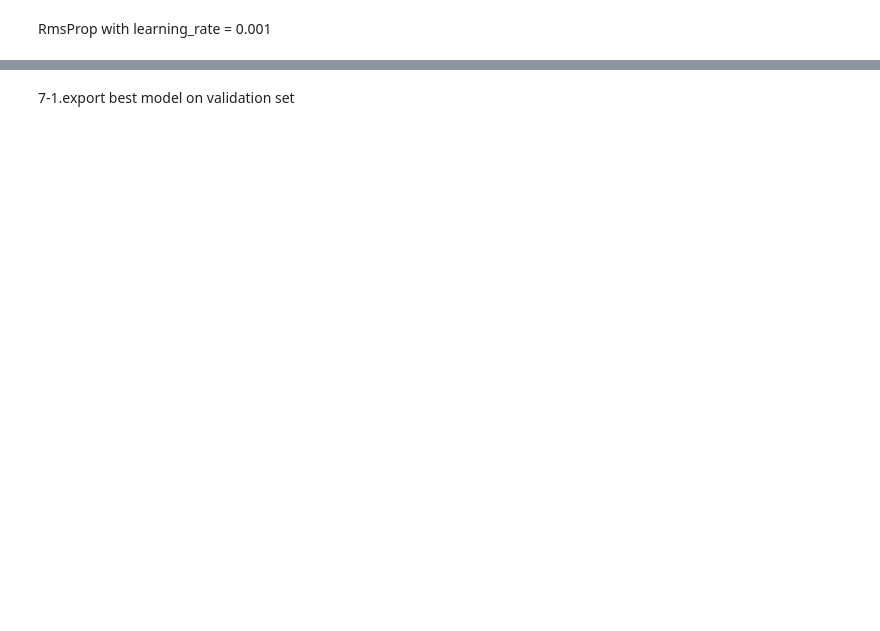
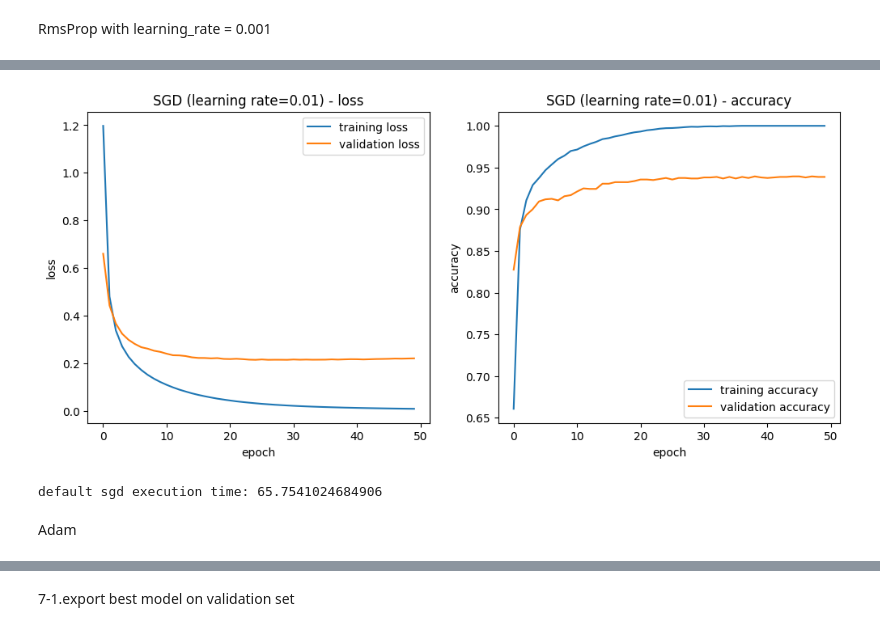
Before and after one commit to amaliahm/deep_learning_tps, a Jupyter notebook: tp2/tp2.ipynb, the cells around one changed output, grey strips where cells are left out. Cells and saved outputs as stored; diff of their text form; code cells hidden in the pictures; blank space fills up the shorter version.

```diff
--- a/tp2/tp2.ipynb
+++ b/tp2/tp2.ipynb
@@ -444,9 +499,13 @@ RmsProp with learning_rate = 0.001
+# %%
+def training_sequantial_model_no_batch_size(model):
+    history = model.fit(x_train, y_train, epochs=50, validation_data=(x_validation, y_validation))
+    return history
 # %%
-sgd_model = define_sequantial_model()
+default_sgd_model = define_sequantial_model()
 
-sgd_time_start = time.time()
-sgd_model.compile(optimizer=SGD(learning_rate=0.01), loss='categorical_crossentropy', metrics=['accuracy'])
-sgd_history = training_sequantial_model(sgd_model, 1)
-sgd_time_end = time.time()
+default_sgd_time_start = time.time()
+default_sgd_model.compile(optimizer=SGD(learning_rate=0.01), loss='categorical_crossentropy', metrics=['accuracy'])
+default_sgd_history = training_sequantial_model_no_batch_size(default_sgd_model)
+default_sgd_time_end = time.time()
 
-sgd_time = sgd_time_end - sgd_time_start
+default_sgd_time = default_sgd_time_end - default_sgd_time_start
@@ -452,0 +531,10 @@ sgd_time = sgd_time_end - sgd_time_start
+# %%
+plot_learning_curves(default_sgd_history, 'SGD (learning rate=0.01)')
+# %% [output]
+[figure, added]
+# %%
+print('default sgd execution time:', default_sgd_time)
+# %% [output]
+default sgd execution time: 65.7541024684906
+# %% [markdown]
+Adam
```
Also changed, not shown: parts of 23 cells of this notebook, 1 other file.
